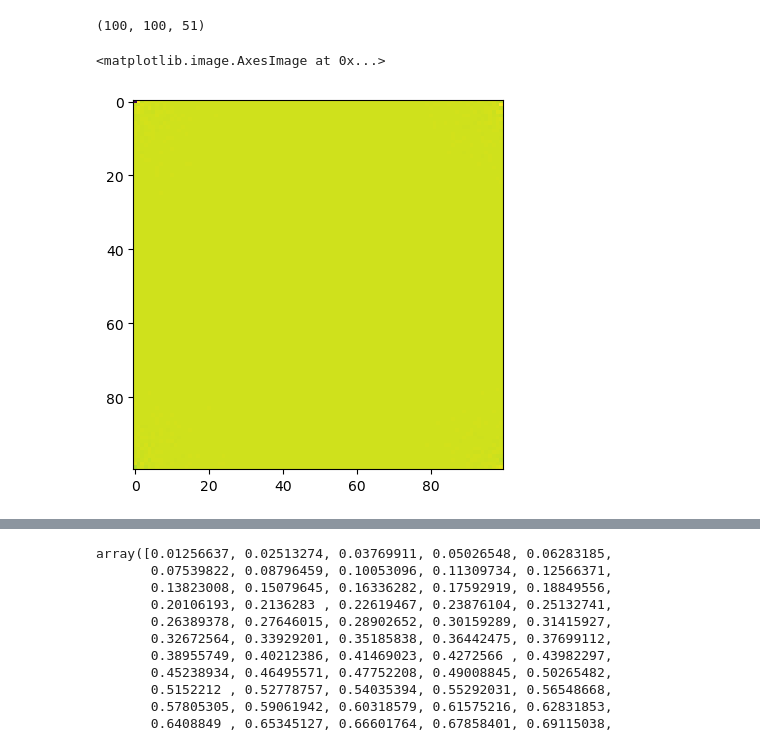
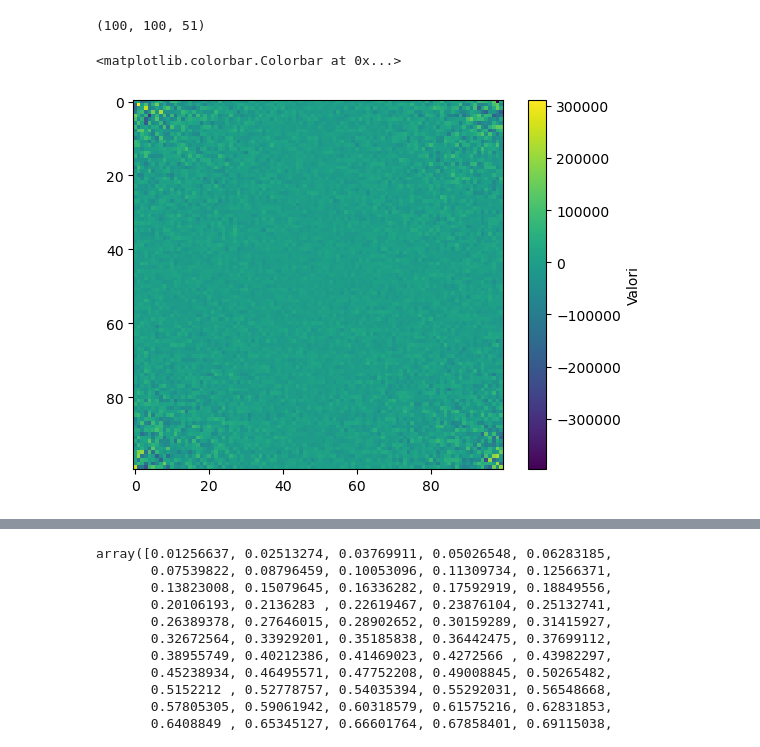
Before and after one commit to GenovaCosmology/AstroCosmoComputational, a Jupyter notebook: Students/Gabriele_Russo/Lesson9/gaussian_mock.ipynb, the cells around one changed output, grey strips where cells are left out. Drawn from its saved outputs; the diff is of its cells as text; code cells hidden in the pictures.

```diff
--- a/Students/Gabriele_Russo/Lesson9/gaussian_mock.ipynb
+++ b/Students/Gabriele_Russo/Lesson9/gaussian_mock.ipynb
@@ -33,4 +33,4 @@ Text(0, 0.5, 'P(k)')
 # %%
-#Intepol
-pk_interpolate = interp1d(kh, pk[0], kind='cubic', fill_value=0)
+# Create an interpolator for the power spectrum
+pk_interpolate = interp1d(kh, pk[0], kind='cubic', fill_value='extrapolate')
 # %% [markdown]
@@ -123,15 +125,18 @@ pks.shape
 # %%
 for i in range(n_cells): #ciclo sulla grigia
-    kx = i if i<n_cells // 2 else i-n_cells
-    kx += 2*np.pi/side
+    kx = i if i<= n_cells // 2 else i-n_cells
+    kx *= 2*np.pi/side
     for j in range(n_cells):
         ky = j if j<= n_cells // 2 else j-n_cells
-        ky += 2*np.pi/side
+        ky *= 2*np.pi/side
         for k in range(n_cells//2+1):
-            kz=k*2*np.pi/side
+            kz = k*2*np.pi/side
             knorm=np.sqrt(kx**2+ky**2+kz**2)
 
+            #if knorm == 0:
+            #   pks[0,0,0]=0
+            #else:
             pks[i,j,k] = pk_interpolate(knorm)
 
-pks[0,0,0]=0
+pks[0,0,0] = 0
 # %%
@@ -157,8 +162,9 @@ delta_k_norm = np.random.normal(size=pks.shape)*np.sqrt(pks*Volume/2)
 # %%
 delta_k=delta_k_norm*(np.cos(phase)+1j*np.sin(phase))
 # %%
-plt.imshow(delta_k_norm[:,:,2])
+plt.imshow(delta_k_norm[:,:,2], cmap='viridis')
+plt.colorbar(label='Valori')
 # %% [output]
-<matplotlib.image.AxesImage at 0x...>
+<matplotlib.colorbar.Colorbar at 0x...>
-[figure, old version]
+[figure, new version]
 # %%
```
Also changed, not shown: parts of 25 cells of this notebook.
